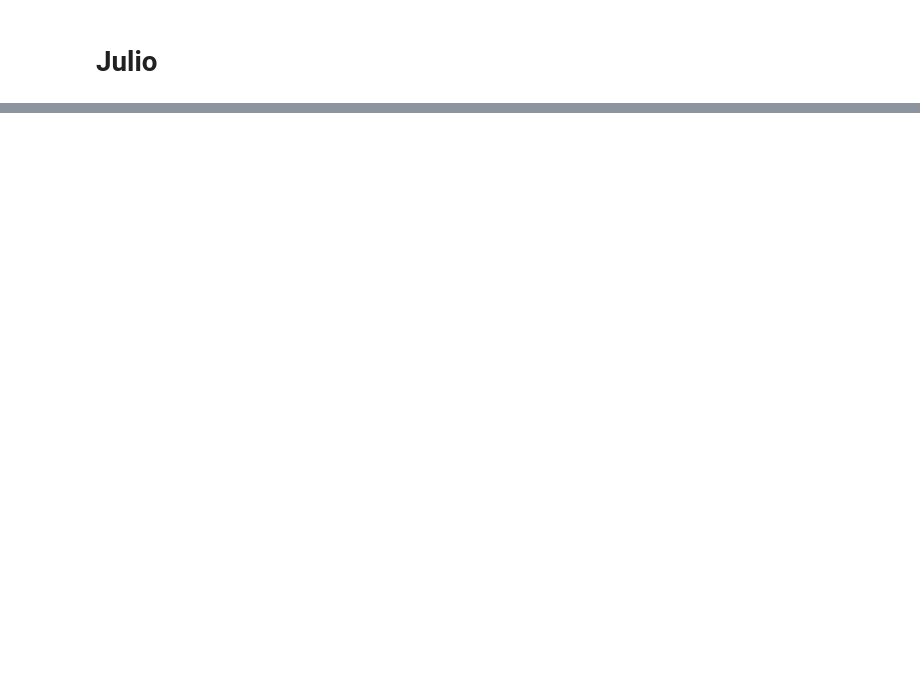
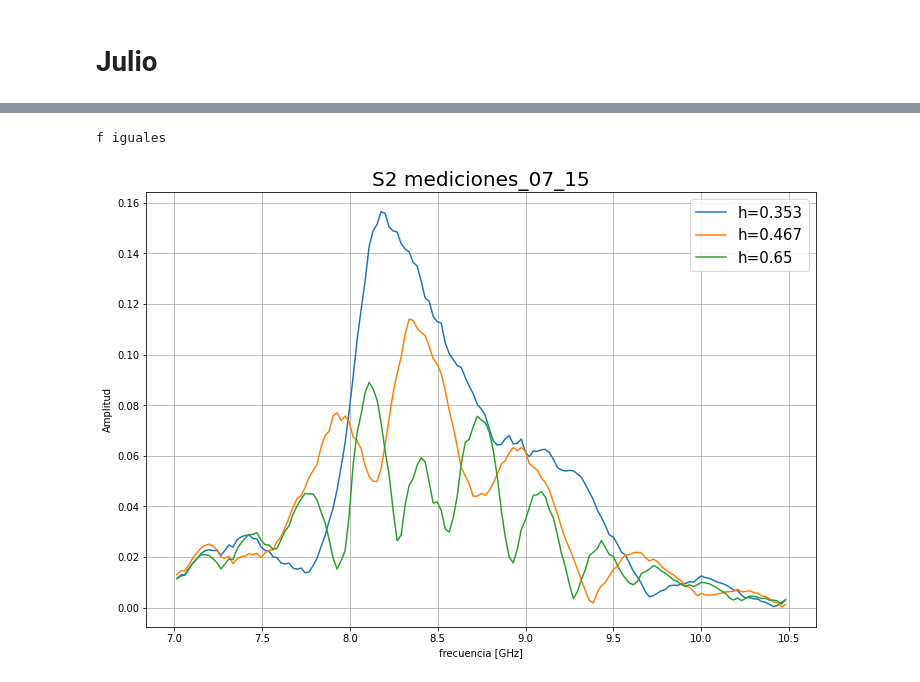
Before and after one commit to Coraline-github/tesis, a Jupyter notebook: señales.ipynb, the cells around one changed output, grey strips where cells are left out. Cells and saved outputs as stored; diff of their text form; code cells hidden in the pictures; blank space fills up the shorter version.

```diff
--- a/señales.ipynb
+++ b/señales.ipynb
@@ -476,0 +444,24 @@ else:
+# %%
+f2 = transformada(S1_jul[0,:,:,:],fc,Nfft,Ts)[0]
+if np.array_equal(f1,f2) == True:
+    print('f iguales')
+
+
+S2_jul_fft = np.zeros((len(h2_jul),len(f2)),dtype=complex)
+for j in range(len(h2_jul)):
+    S = S2_jul[j,:,:,:]
+    S2_jul_fft[j,:] = transformada(S,fc,Nfft,Ts)[1]
+
+plt.figure(figsize=(12,8))
+for i in range(len(h2_jul)):
+    plt.plot(f2,np.abs(S2_jul_fft[i,:]),label='h='+str(h2_jul[i]))
+plt.grid()
+plt.legend(loc="best",fontsize=15)
+plt.xlabel('frecuencia [GHz]')
+plt.ylabel('Amplitud')
+# plt.ylim(-0.05,0.6)
+plt.title('S2 '+date[2],fontsize=20)
+# plt.savefig(os.path.join('graficos','S2_julio.png'))
+# %% [output]
+f iguales
+[figure, added]
```
Also changed, not shown: parts of 31 cells of this notebook, 11 other files.
